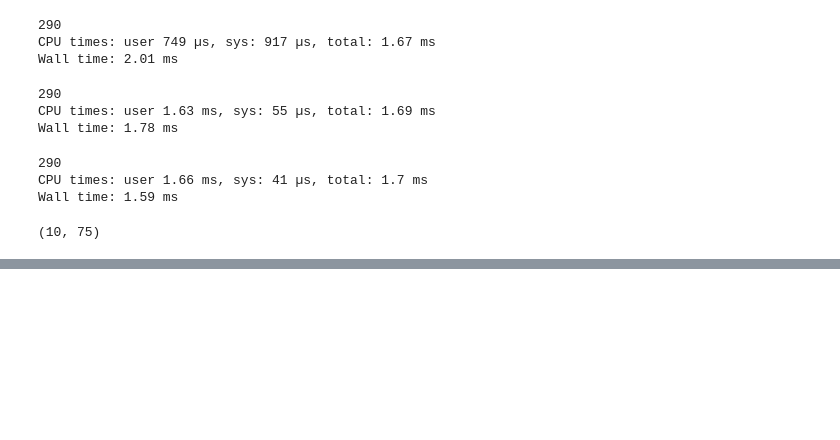
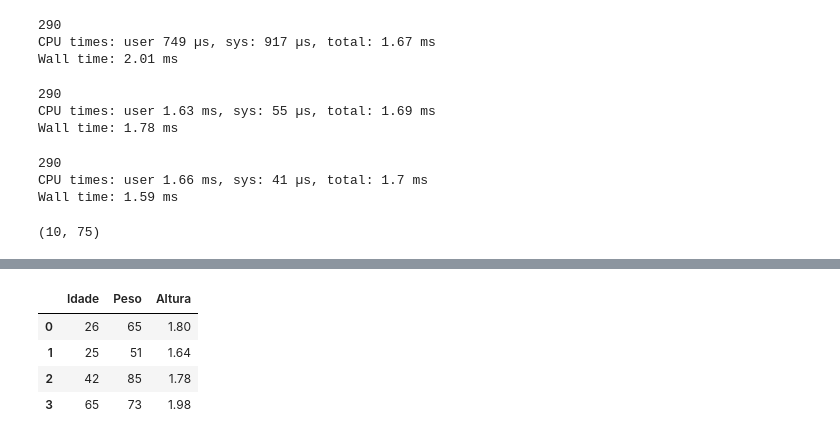
Before and after one commit to FernandoLajus/Estudos_em_python, a Jupyter notebook: Data_Frames.ipynb, the cells around one changed output, grey strips where cells are left out. Cells and saved outputs as stored; diff of their text form; code cells hidden in the pictures; blank space fills up the shorter version.

```diff
--- a/Data_Frames.ipynb
+++ b/Data_Frames.ipynb
@@ -242,0 +282,8 @@ nutr_mini.iat[2,4]
+# %%
+df_2.astype({'Idade':int})
+# %% [output]
+|  | Idade | Peso | Altura |
+| 0 | 26 | 65 | 1.80 |
+| 1 | 25 | 51 | 1.64 |
+| 2 | 42 | 85 | 1.78 |
+| 3 | 65 | 73 | 1.98 |
```
Also changed, not shown: parts of 7 cells of this notebook.
